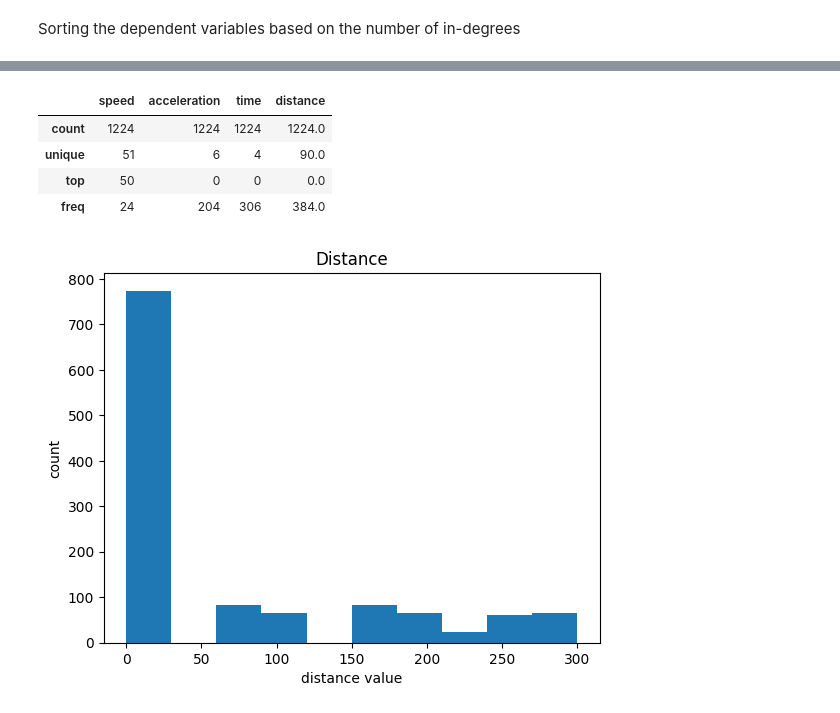
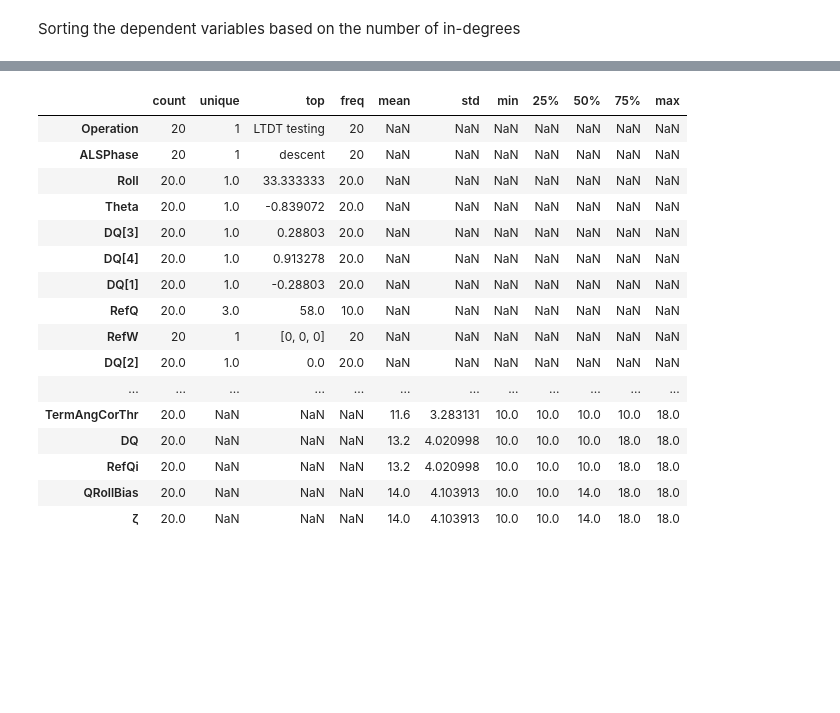
Before and after one commit to Shakthi-2406/automated_test_case_generation, a Jupyter notebook: test_case_generation.ipynb, the cells around one changed output, grey strips where cells are left out. Cells and saved outputs as stored; diff of their text form; code cells hidden in the pictures; blank space fills up the shorter version.

```diff
--- a/test_case_generation.ipynb
+++ b/test_case_generation.ipynb
@@ -120,3 +307,5 @@ equations_dict = add_equation_conditions(equations)
+# %%
+dependant_variables = sorted_dependant_variables
 # %%
 variables = independant_variables+dependant_variables
 # %%
@@ -172,6 +360,0 @@ sorted_equations_dict = {key: equations_dict[key] for key in sorted_keys}
-# %%
-def sort_dependant_variables(dependant_variable):
-    return sorted_keys.index(dependant_variable)
-
-# Sort the list of dependent variables based on the custom key function
-dependant_variables = sorted(dependant_variables, key=sort_dependant_variables)
@@ -179,0 +370,11 @@ dependant_variables = sorted(dependant_variables, key=sort_dependant_variables)
+# %%
+# List of common math functions
+math_functions = ['acos', 'asin', 'atan', 'atan2', 'ceil', 'copysign', 'cos', 'cosh', 'degrees', 'exp',
+                  'fabs', 'floor', 'fmod', 'frexp', 'hypot', 'isfinite', 'isinf', 'isnan', 'ldexp', 'log',
+                  'log10', 'modf', 'pow', 'radians', 'sin', 'sinh', 'sqrt', 'tan', 'tanh']
+
+# Generate the namespace dictionary
+namespace = {func: getattr(math, func) for func in math_functions}
+
+# Display the generated namespace
+print(namespace)
@@ -191,8 +394,12 @@ for variable in dependant_variables:
             condition_pre_requisites = equation_info['condition_pre_requisites']
 
             # Check if condition matches
-            if eval(condition, row[condition_pre_requisites].to_dict()):
+            if not condition or eval(condition, row[:].to_dict()):
 
                 # Calculate value using eval
-                calculated_value = eval(equation_rhs, row[calculation_pre_requisites].to_dict())
+                # print(equation_rhs, row[calculation_pre_requisites].to_dict())
+                print(equation_rhs)
+                calculated_value = eval(equation_rhs, namespace, row[:].to_dict())
                 test_cases_df.at[index, variable] = calculated_value
+
+                break
@@ -219,20 +445,31 @@ test_cases_df.sample(20)
 # %%
-test_cases_df.describe(include = 'all')
+test_cases_df.describe(include = 'all').T
 # %% [output]
-|  | speed | acceleration | time | distance |
-| count | 1224 | 1224 | 1224 | 1224.0 |
-| unique | 51 | 6 | 4 | 90.0 |
-| top | 50 | 0 | 0 | 0.0 |
-| freq | 24 | 204 | 306 | 384.0 |
+|  | count | unique | top | freq | mean | std | min | 25% | 50% | 75% | max |
+| Operation | 20 | 1 | LTDT testing | 20 | NaN | NaN | NaN | NaN | NaN | NaN | NaN |
+| ALSPhase | 20 | 1 | descent | 20 | NaN | NaN | NaN | NaN | NaN | NaN | NaN |
+| Roll | 20.0 | 1.0 | 33.333333 | 20.0 | NaN | NaN | NaN | NaN | NaN | NaN | NaN |
+| Theta | 20.0 | 1.0 | -0.839072 | 20.0 | NaN | NaN | NaN | NaN | NaN | NaN | NaN |
+| DQ[3] | 20.0 | 1.0 | 0.28803 | 20.0 | NaN | NaN | NaN | NaN | NaN | NaN | NaN |
+| DQ[4] | 20.0 | 1.0 | 0.913278 | 20.0 | NaN | NaN | NaN | NaN | NaN | NaN | NaN |
+| DQ[1] | 20.0 | 1.0 | -0.28803 | 20.0 | NaN | NaN | NaN | NaN | NaN | NaN | NaN |
+| RefQ | 20.0 | 3.0 | 58.0 | 10.0 | NaN | NaN | NaN | NaN | NaN | NaN | NaN |
+| RefW | 20 | 1 | [0, 0, 0] | 20 | NaN | NaN | NaN | NaN | NaN | NaN | NaN |
+| DQ[2] | 20.0 | 1.0 | 0.0 | 20.0 | NaN | NaN | NaN | NaN | NaN | NaN | NaN |
+| ... | ... | ... | ... | ... | ... | ... | ... | ... | ... | ... | ... |
+| TermAngCorThr | 20.0 | NaN | NaN | NaN | 11.6 | 3.283131 | 10.0 | 10.0 | 10.0 | 10.0 | 18.0 |
+| DQ | 20.0 | NaN | NaN | NaN | 13.2 | 4.020998 | 10.0 | 10.0 | 10.0 | 18.0 | 18.0 |
+| RefQi | 20.0 | NaN | NaN | NaN | 13.2 | 4.020998 | 10.0 | 10.0 | 10.0 | 18.0 | 18.0 |
+| QRollBias | 20.0 | NaN | NaN | NaN | 14.0 | 4.103913 | 10.0 | 10.0 | 14.0 | 18.0 | 18.0 |
+| ζ | 20.0 | NaN | NaN | NaN | 14.0 | 4.103913 | 10.0 | 10.0 | 14.0 | 18.0 | 18.0 |
 # %%
-for variable in dependant_variables:
-    plt.hist(test_cases_df[variable])
-    plt.title(variable.capitalize())
-    plt.xlabel(f'{variable} value')
-    plt.ylabel('count')
-    plt.show()
+# for variable in dependant_variables:
+#     print(variable)
+#     plt.hist(test_cases_df[variable])
+#     plt.title(variable.capitalize())
+#     plt.xlabel(f'{variable} value')
+#     plt.ylabel('count')
+#     plt.show()
-# %% [output]
-[figure, removed]
 # %%
 # printing statistics
 
```
Also changed, not shown: parts of 44 cells of this notebook, 2 other files.
